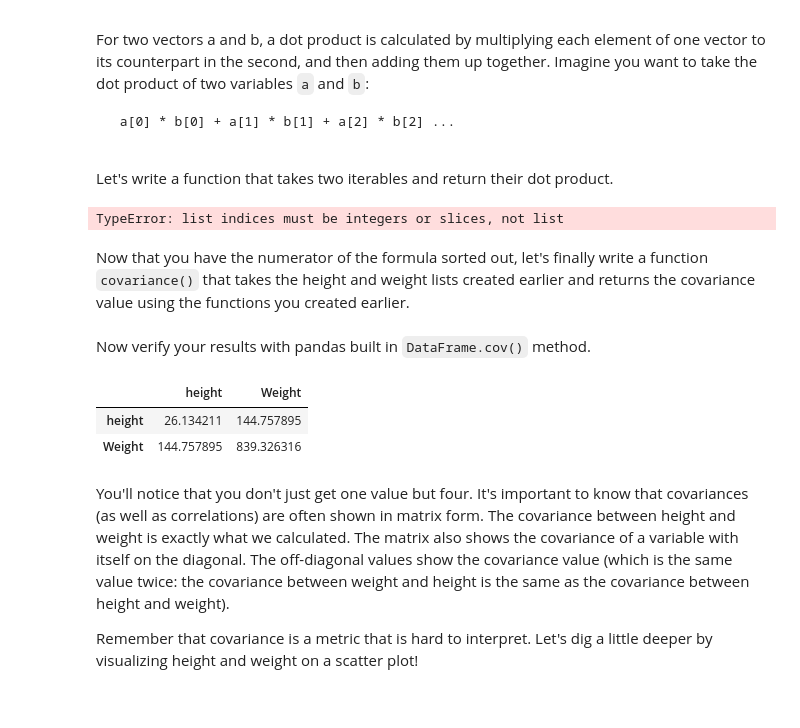
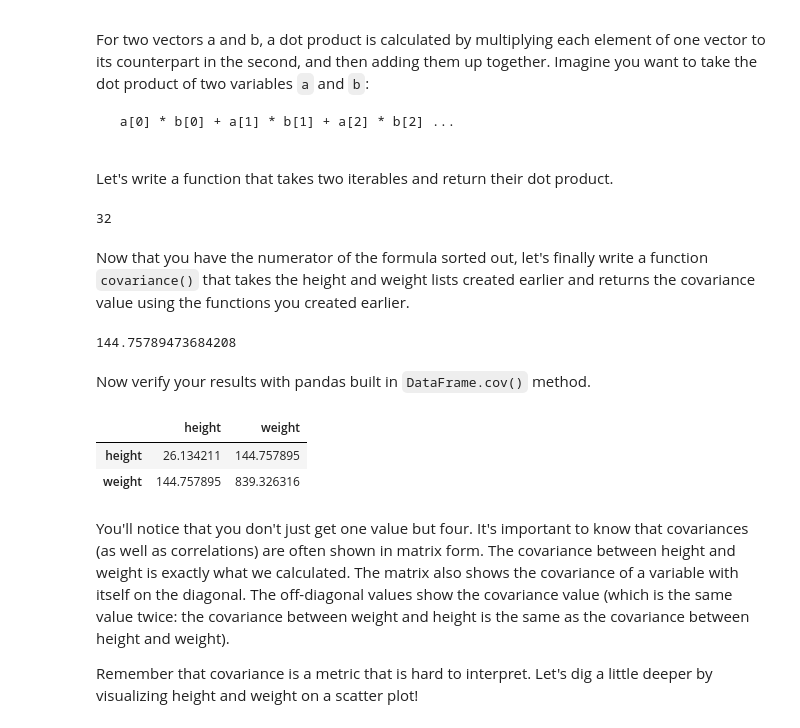
Before and after one commit to eannefawcett/dsc-correlation-covariance-lab-online-ds-pt-081219, a Jupyter notebook: index.ipynb, the cells around one changed output. Drawn from its saved outputs; the diff is of its cells as text; code cells hidden in the pictures.

Commit message:
fix math errors

```diff
--- a/index.ipynb
+++ b/index.ipynb
@@ -143,10 +143,9 @@ Let's write a function that takes two iterables and return their dot product.
 # Write a function to calculate the dot product of two iterables
 
 def dot_product(x,y):
-    products = []
-    for element in x,y:
-        products.append(x[element] @ y[element])
-    return sum(products)
+    import numpy as np
+    products = np.dot(x,y)
+    return products
 
 a = [1,2,3]
 b = [4,5,6]
@@ -155,30 +154,36 @@ dot_product(a,b)
 
 #  32  calculated as (1*4 + 2*5 + 3*6)
 # %% [output]
-TypeError: list indices must be integers or slices, not list
+32
 # %% [markdown]
 Now that you have the numerator of the formula sorted out, let's finally write a function `covariance()` that takes the height and weight lists created earlier and returns the covariance value using the functions you created earlier.
 # %%
 # Calculate covariance using functions above
-
 def covariance(var1, var2):
-
-    pass
-
+    import numpy as np
+    var1_mean = var1.mean()
+    var2_mean = var2.mean()
+    var1_mean_normalized = var1 - var1_mean
+    var2_mean_normalized = var2 - var2_mean
+    products = np.dot(var1_mean_normalized,var2_mean_normalized)
+    covariance = (1 / (len(var1)-1))*(products)
+    return covariance
 # Uncomment below to check your function
 
-# covariance(data['height'], data['weight'])
+covariance(df['height'], df['weight'])
 
 # 144.75789473684208
+# %% [output]
+144.75789473684208
 # %% [markdown]
 Now verify your results with pandas built in `DataFrame.cov()` method.
 # %%
 # uncomment to run
-# data.cov()
+df.cov()
 # %% [output]
-|  | height | Weight |
+|  | height | weight |
 | height | 26.134211 | 144.757895 |
-| Weight | 144.757895 | 839.326316 |
+| weight | 144.757895 | 839.326316 |
 # %% [markdown]
 You'll notice that you don't just get one value but four. It's important to know that covariances (as well as correlations) are often shown in matrix form. The covariance between height and weight is exactly what we calculated. The matrix also shows the covariance of a variable with itself on the diagonal. The off-diagonal values show the covariance value (which is the same value twice: the covariance between weight and height is the same as the covariance between height and weight).
 
```
Also changed, not shown: parts of 7 cells of this notebook.
